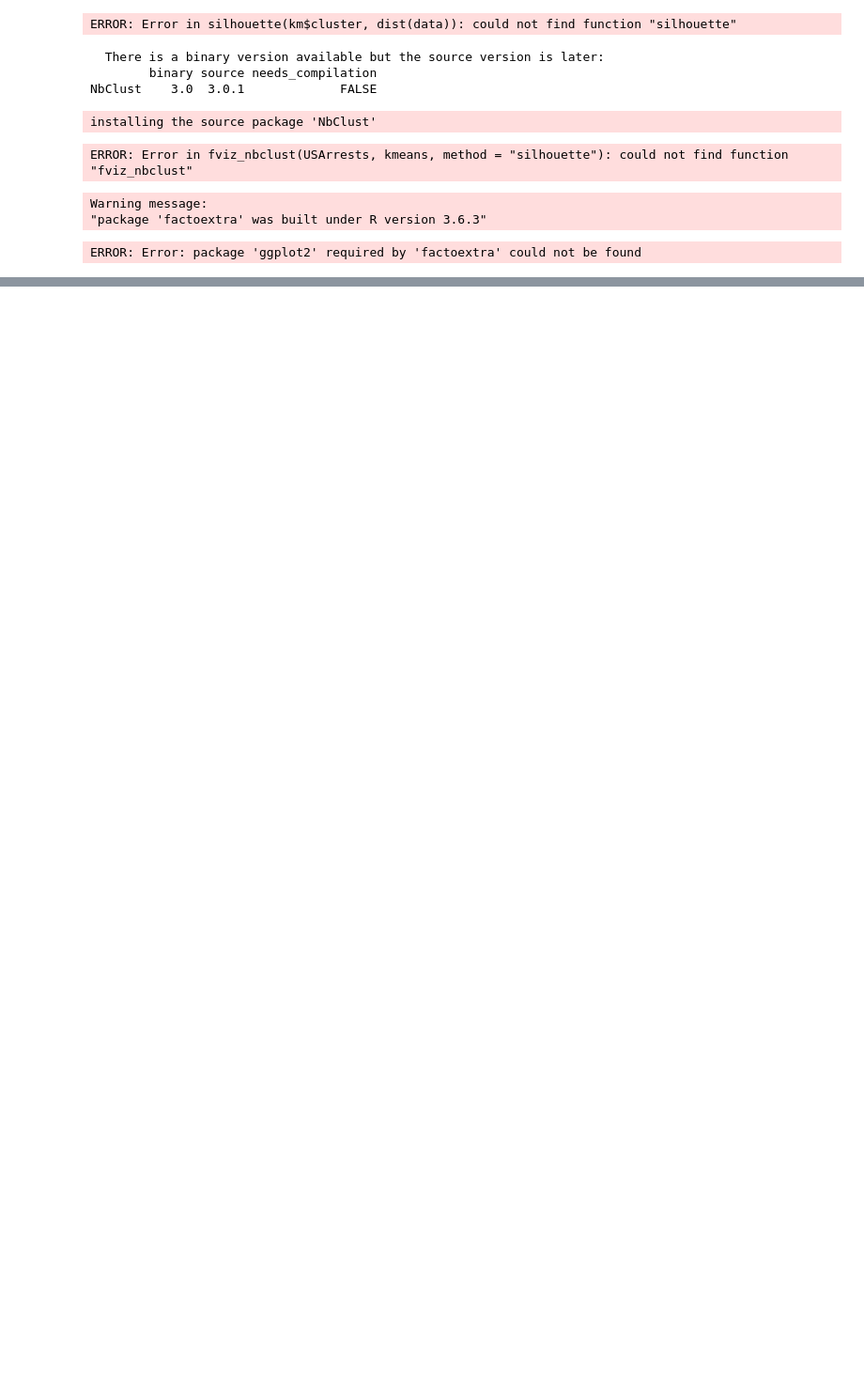
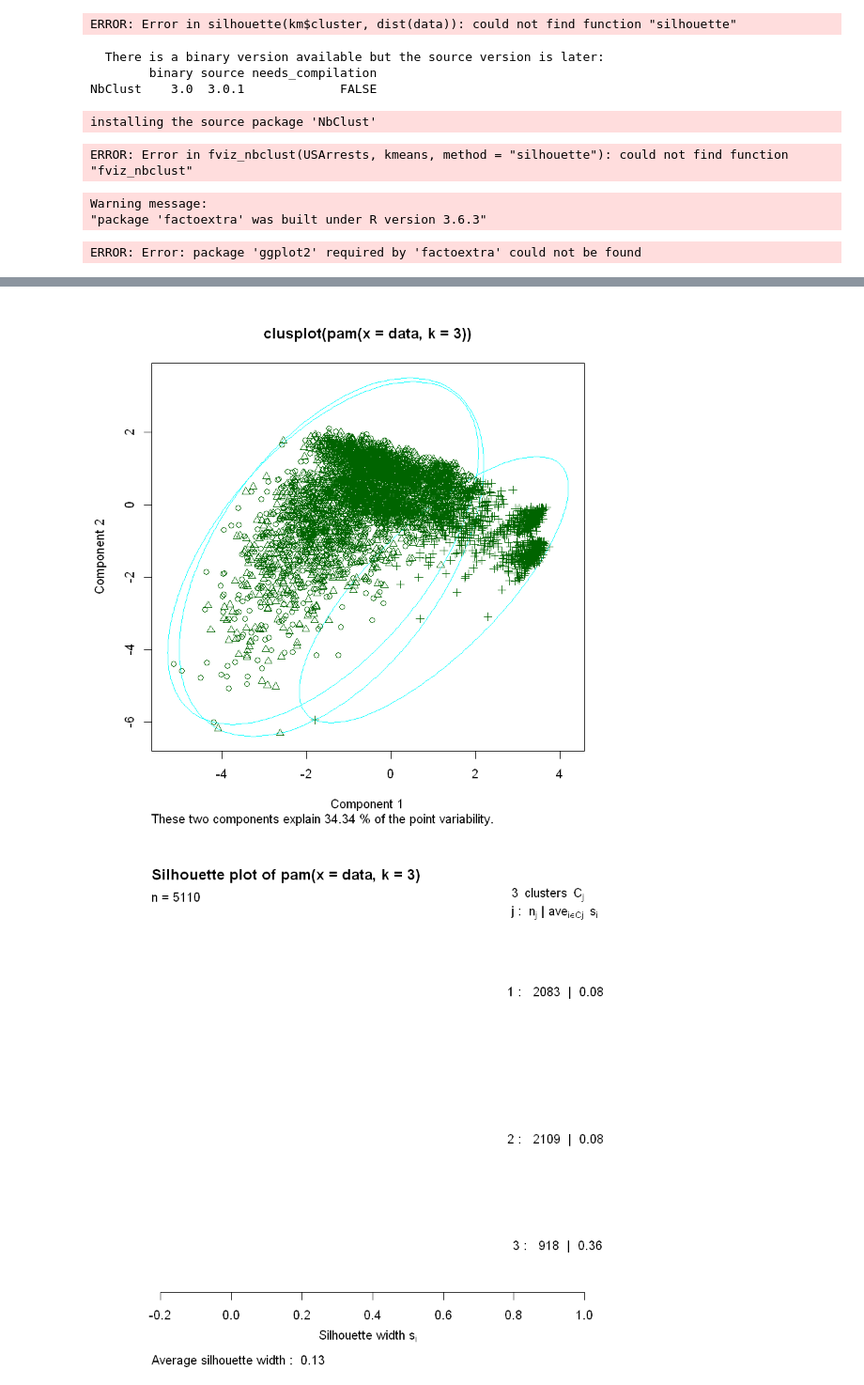
Before and after one commit to mriamft/Stroke-Prediction, a Jupyter notebook: Phase(2) Data Mining Notebook.ipynb, the cells around one changed output, grey strips where cells are left out. Shown at 94% size. Saved outputs shown, nothing was run; the diff lists cells and outputs as text; code cells hidden in the pictures; blank space fills up the shorter version.

```diff
--- a/Phase(2) Data Mining Notebook.ipynb
+++ b/Phase(2) Data Mining Notebook.ipynb
@@ -1068,0 +1022,7 @@ ERROR: Error: package 'ggplot2' required by 'factoextra' could not be found
+# %%
+#install.packages("cluster")
+library(cluster)
+# group into 3 clusters
+pam.result <- pam(data, 3)
+plot(pam.result)
+# %% [output]
@@ -1068,0 +1031,2 @@ ERROR: Error: package 'ggplot2' required by 'factoextra' could not be found
+[figure, added]
+[figure, added]
```
Also changed, not shown: parts of 52 cells of this notebook.
